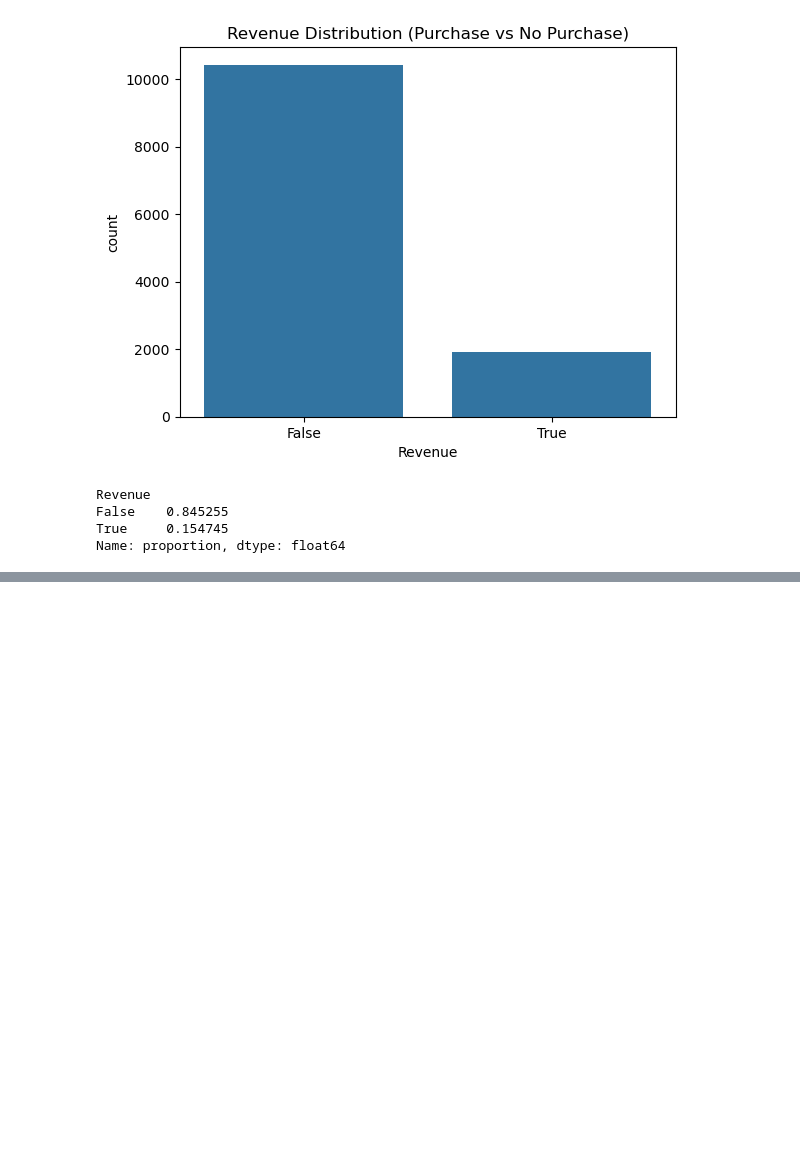
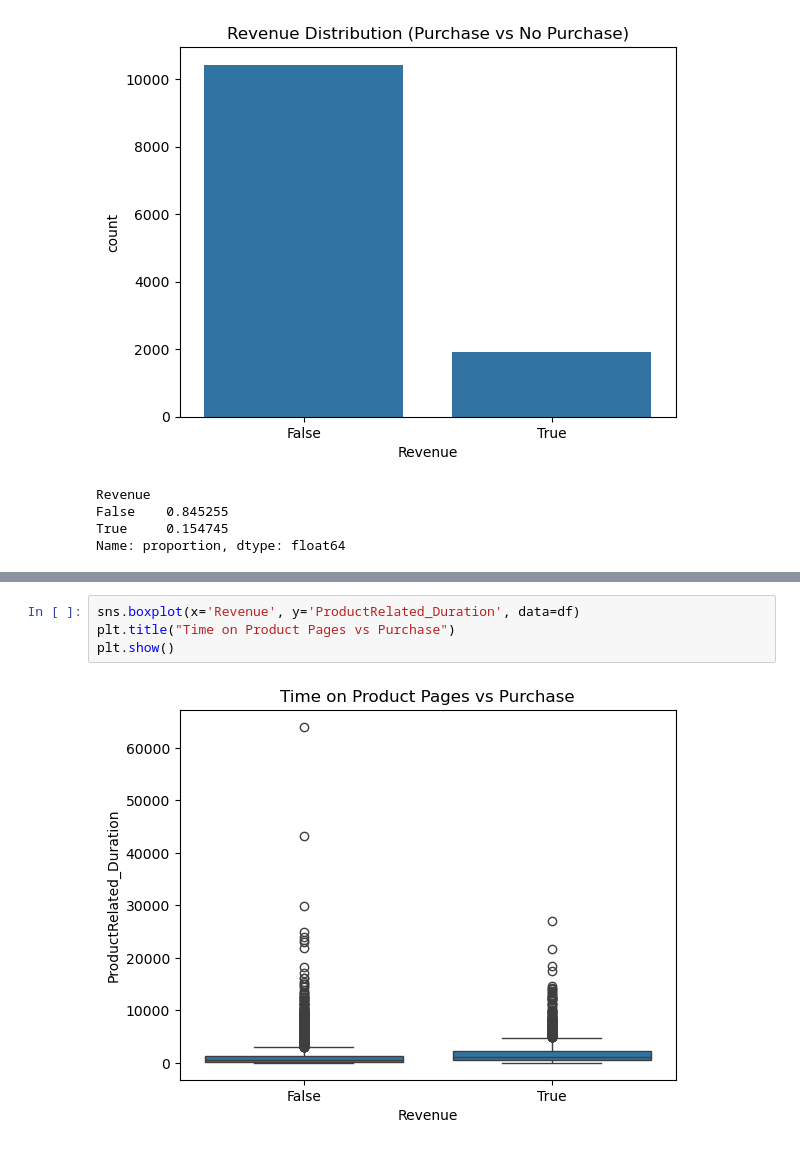
Before and after one commit to sanjaiveeran44/shopping-intent-analasys, a Jupyter notebook: Untitled.ipynb, the cells around one changed output, grey strips where cells are left out. Cells and saved outputs as stored; diff of their text form; blank space fills up the shorter version.

```diff
--- a/Untitled.ipynb
+++ b/Untitled.ipynb
@@ -32,0 +45,6 @@ Name: proportion, dtype: float64
+# %%
+sns.boxplot(x='Revenue', y='ProductRelated_Duration', data=df)
+plt.title("Time on Product Pages vs Purchase")
+plt.show()
+# %% [output]
+[figure, added]
```
Also changed, not shown: parts of 2 cells of this notebook.
